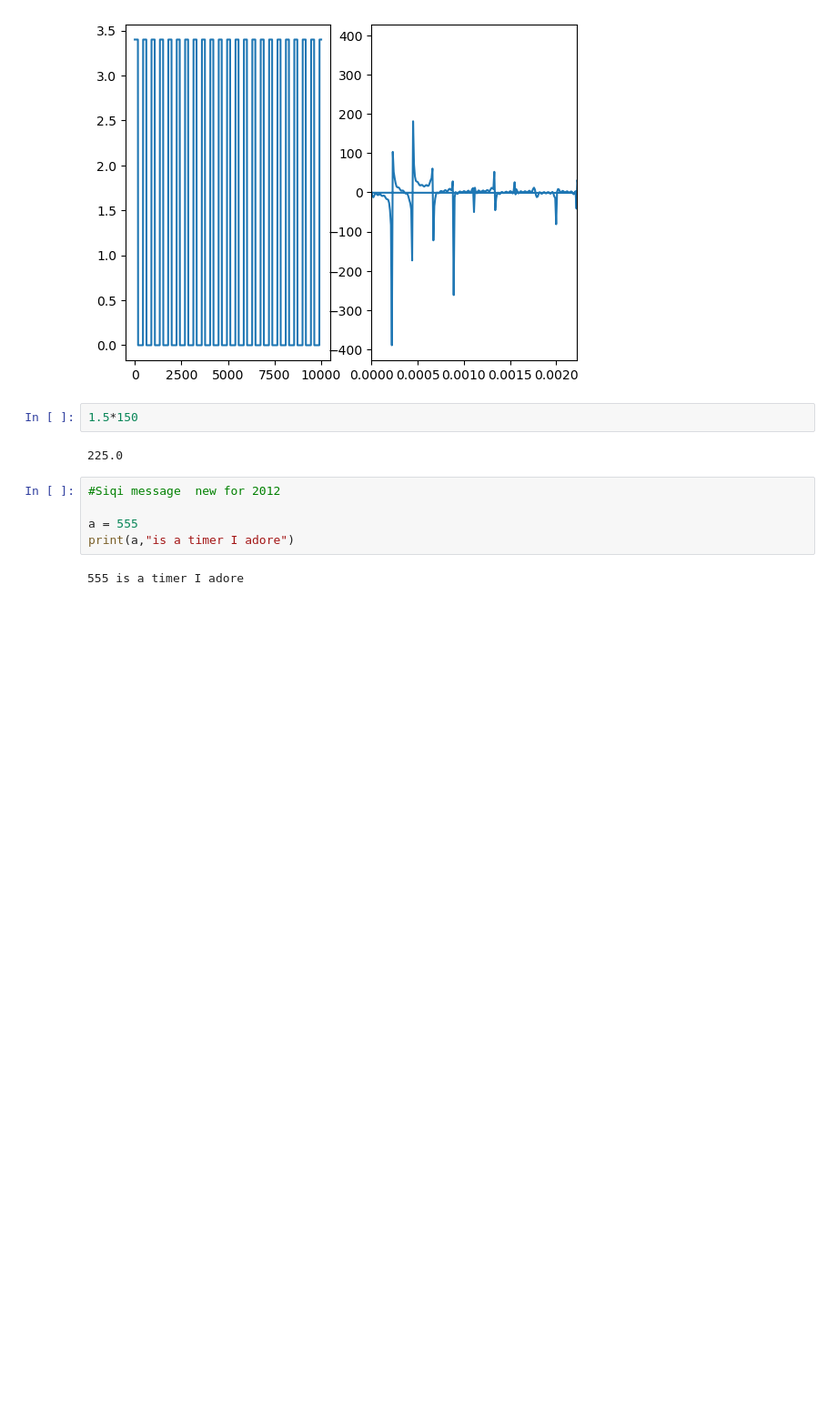
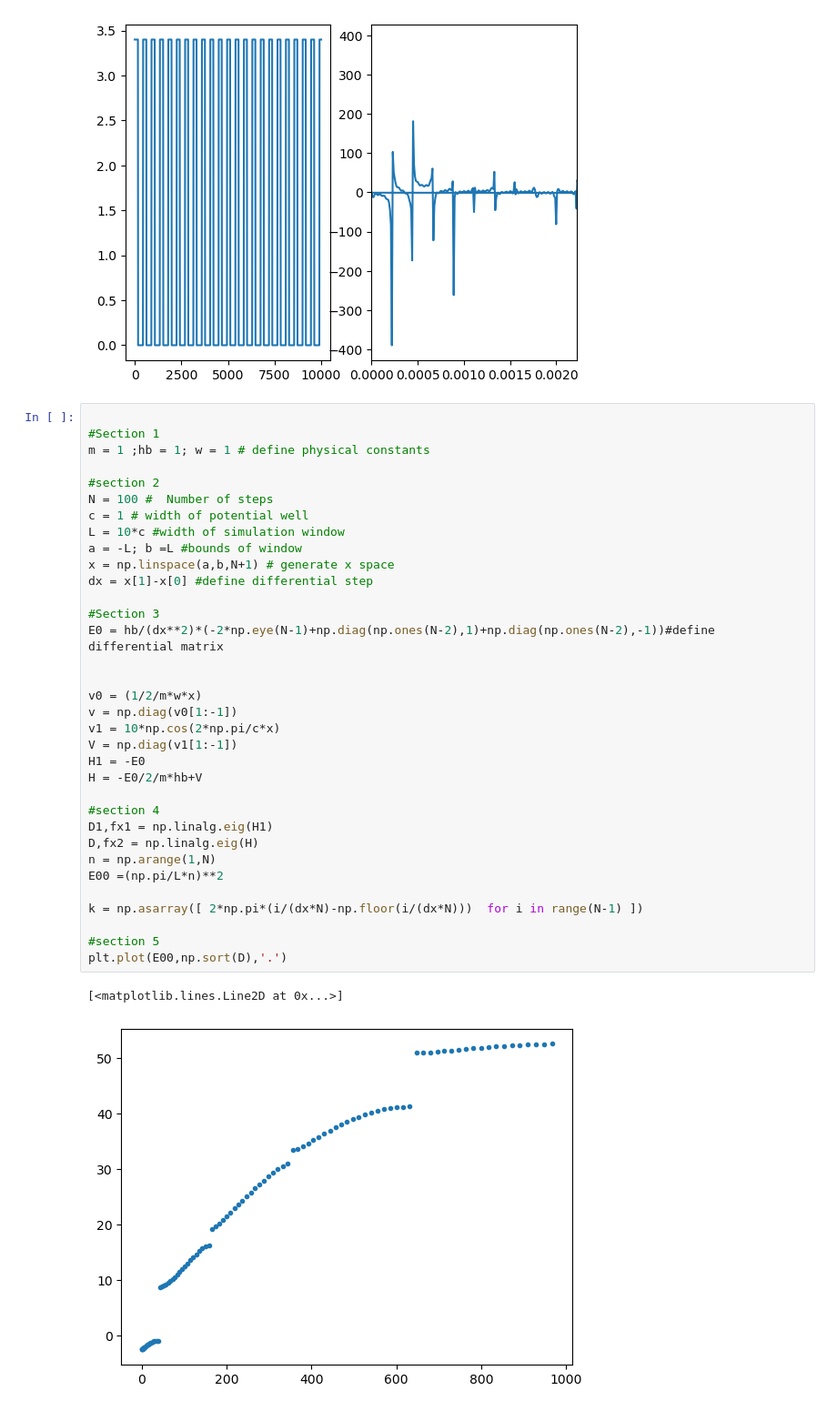
Before and after one commit to MTLphys/ManyBodyTheory, a Jupyter notebook: Class 1 Fundamentals of Python/Section1Periodicmediaanddispersioncurves.ipynb, the cells around one changed output. Shown: that part at 91% size. Cells and saved outputs as stored; diff of their text form; blank space fills up the shorter version.

```diff
--- a/Class 1 Fundamentals of Python/Section1Periodicmediaanddispersioncurves.ipynb
+++ b/Class 1 Fundamentals of Python/Section1Periodicmediaanddispersioncurves.ipynb
@@ -16,14 +16,40 @@ ax[1].set_xlim(0,1/450)
 # %% [output]
 (0.0, 0.0022222222222222222)
 [figure]
-# %%
-1.5*150
-# %% [output]
-225.0
-# %%
-#Siqi message  new for 2012
-
-a = 555
-print(a,"is a timer I adore")
-# %% [output]
-555 is a timer I adore
+# %%
+
+#Section 1
+m = 1 ;hb = 1; w = 1 # define physical constants
+
+#section 2
+N = 100 #  Number of steps
+c = 1 # width of potential well
+L = 10*c #width of simulation window
+a = -L; b =L #bounds of window
+x = np.linspace(a,b,N+1) # generate x space
+dx = x[1]-x[0] #define differential step
+
+#Section 3
+E0 = hb/(dx**2)*(-2*np.eye(N-1)+np.diag(np.ones(N-2),1)+np.diag(np.ones(N-2),-1))#define differential matrix
+
+
+v0 = (1/2/m*w*x)
+v = np.diag(v0[1:-1])
+v1 = 10*np.cos(2*np.pi/c*x)
+V = np.diag(v1[1:-1])
+H1 = -E0
+H = -E0/2/m*hb+V
+
+#section 4
+D1,fx1 = np.linalg.eig(H1)
+D,fx2 = np.linalg.eig(H)
+n = np.arange(1,N)
+E00 =(np.pi/L*n)**2
+
+k = np.asarray([ 2*np.pi*(i/(dx*N)-np.floor(i/(dx*N)))  for i in range(N-1) ])
+
+#section 5
+plt.plot(E00,np.sort(D),'.')
+# %% [output]
+[<matplotlib.lines.Line2D at 0x...>]
+[figure, added]
```
Also changed, not shown: parts of 5 cells of this notebook.
